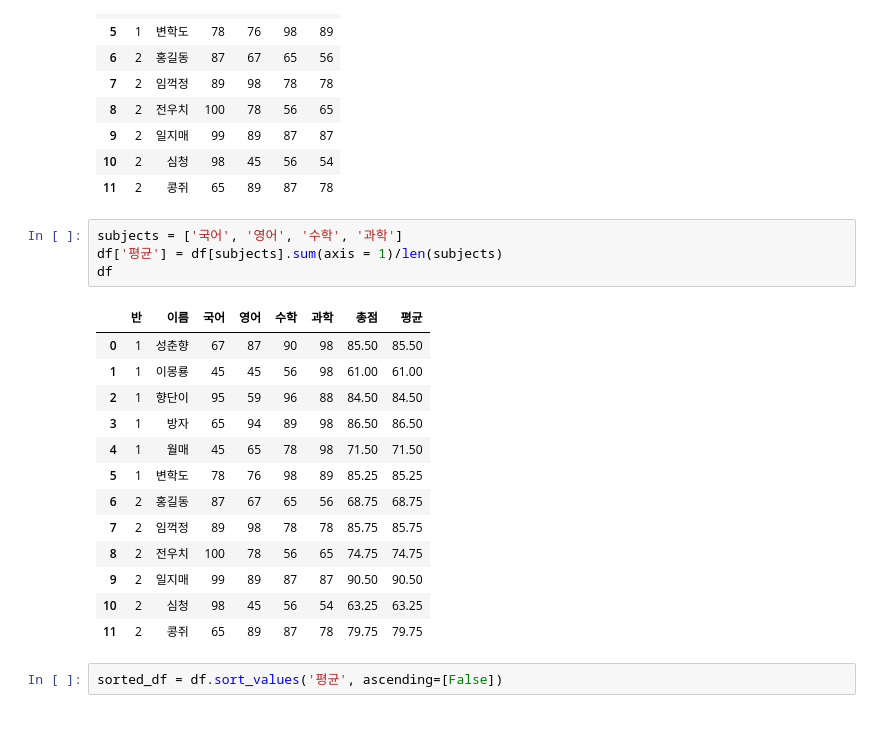
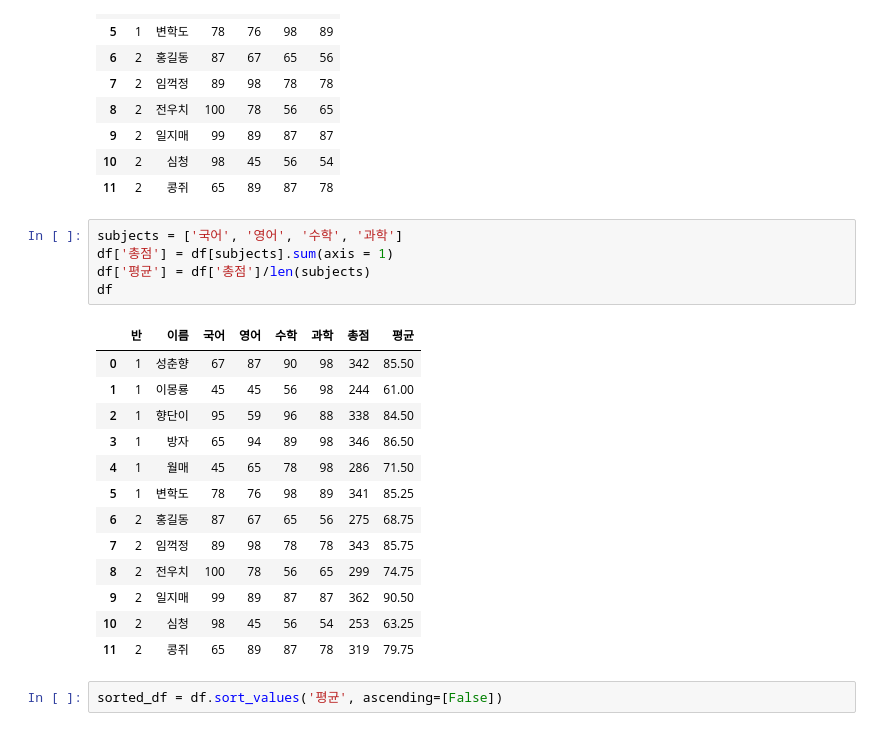
Before and after one commit to alsrnwlgp/DataScienceStudy, a Jupyter notebook: score_data_analysis.ipynb, the cells around one changed output. Drawn from its saved outputs; the diff is of its cells as text.

```diff
--- a/score_data_analysis.ipynb
+++ b/score_data_analysis.ipynb
@@ -27,22 +37,23 @@ df
 | 11 | 2 | 콩쥐 | 65 | 89 | 87 | 78 |
 # %%
 subjects = ['국어', '영어', '수학', '과학']
-df['평균'] = df[subjects].sum(axis = 1)/len(subjects)
+df['총점'] = df[subjects].sum(axis = 1)
+df['평균'] = df['총점']/len(subjects)
 df
 # %% [output]
 |  | 반 | 이름 | 국어 | 영어 | 수학 | 과학 | 총점 | 평균 |
-| 0 | 1 | 성춘향 | 67 | 87 | 90 | 98 | 85.50 | 85.50 |
-| 1 | 1 | 이몽룡 | 45 | 45 | 56 | 98 | 61.00 | 61.00 |
-| 2 | 1 | 향단이 | 95 | 59 | 96 | 88 | 84.50 | 84.50 |
-| 3 | 1 | 방자 | 65 | 94 | 89 | 98 | 86.50 | 86.50 |
-| 4 | 1 | 월매 | 45 | 65 | 78 | 98 | 71.50 | 71.50 |
-| 5 | 1 | 변학도 | 78 | 76 | 98 | 89 | 85.25 | 85.25 |
-| 6 | 2 | 홍길동 | 87 | 67 | 65 | 56 | 68.75 | 68.75 |
-| 7 | 2 | 임꺽정 | 89 | 98 | 78 | 78 | 85.75 | 85.75 |
-| 8 | 2 | 전우치 | 100 | 78 | 56 | 65 | 74.75 | 74.75 |
-| 9 | 2 | 일지매 | 99 | 89 | 87 | 87 | 90.50 | 90.50 |
-| 10 | 2 | 심청 | 98 | 45 | 56 | 54 | 63.25 | 63.25 |
-| 11 | 2 | 콩쥐 | 65 | 89 | 87 | 78 | 79.75 | 79.75 |
+| 0 | 1 | 성춘향 | 67 | 87 | 90 | 98 | 342 | 85.50 |
+| 1 | 1 | 이몽룡 | 45 | 45 | 56 | 98 | 244 | 61.00 |
+| 2 | 1 | 향단이 | 95 | 59 | 96 | 88 | 338 | 84.50 |
+| 3 | 1 | 방자 | 65 | 94 | 89 | 98 | 346 | 86.50 |
+| 4 | 1 | 월매 | 45 | 65 | 78 | 98 | 286 | 71.50 |
+| 5 | 1 | 변학도 | 78 | 76 | 98 | 89 | 341 | 85.25 |
+| 6 | 2 | 홍길동 | 87 | 67 | 65 | 56 | 275 | 68.75 |
+| 7 | 2 | 임꺽정 | 89 | 98 | 78 | 78 | 343 | 85.75 |
+| 8 | 2 | 전우치 | 100 | 78 | 56 | 65 | 299 | 74.75 |
+| 9 | 2 | 일지매 | 99 | 89 | 87 | 87 | 362 | 90.50 |
+| 10 | 2 | 심청 | 98 | 45 | 56 | 54 | 253 | 63.25 |
+| 11 | 2 | 콩쥐 | 65 | 89 | 87 | 78 | 319 | 79.75 |
 # %%
 sorted_df = df.sort_values('평균', ascending=[False])
 # %%
```
Also changed, not shown: parts of 3 cells of this notebook, 6 other files.
